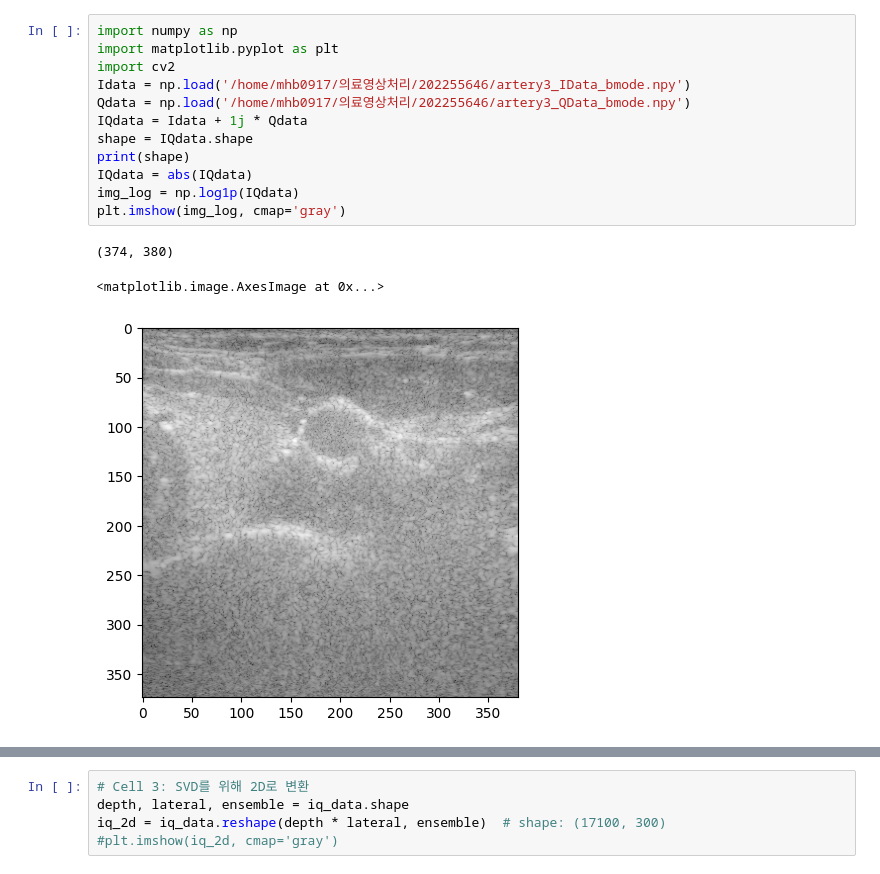
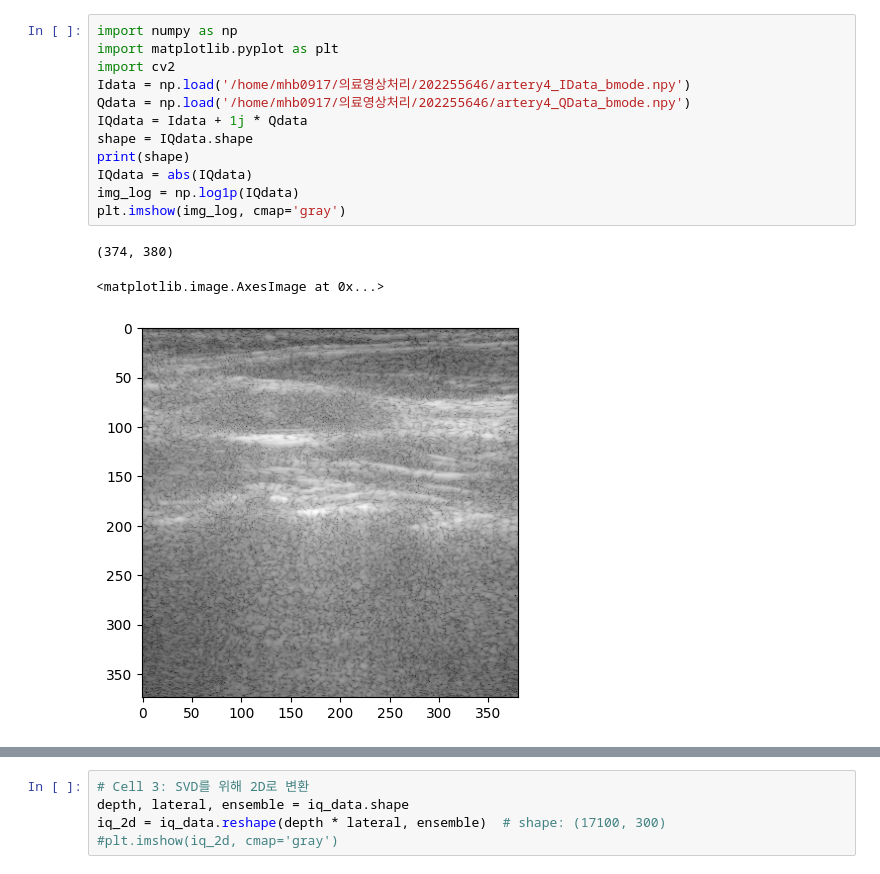
Before and after one commit to MUNHYUNBOO/Medical-Image-Processing, a Jupyter notebook: task3.ipynb, the cells around one changed output, grey strips where cells are left out. Cells and saved outputs as stored; diff of their text form.

```diff
--- a/task3.ipynb
+++ b/task3.ipynb
@@ -1,19 +1,19 @@
 # %%
 import numpy as np
 import matplotlib.pyplot as plt
 import cv2
-Idata = np.load('/home/mhb0917/의료영상처리/202255646/artery3_IData_bmode.npy')
-Qdata = np.load('/home/mhb0917/의료영상처리/202255646/artery3_QData_bmode.npy')
+Idata = np.load('/home/mhb0917/의료영상처리/202255646/artery4_IData_bmode.npy')
+Qdata = np.load('/home/mhb0917/의료영상처리/202255646/artery4_QData_bmode.npy')
 IQdata = Idata + 1j * Qdata
 shape = IQdata.shape
 print(shape)
 IQdata = abs(IQdata)
 img_log = np.log1p(IQdata)
 plt.imshow(img_log, cmap='gray')
 # %% [output]
 (374, 380)
 <matplotlib.image.AxesImage at 0x...>
-[figure, old version]
+[figure, new version]
 # %%
 import numpy as np
 import matplotlib.pyplot as plt
```
Also changed, not shown: parts of 5 cells of this notebook, 1 other file.
